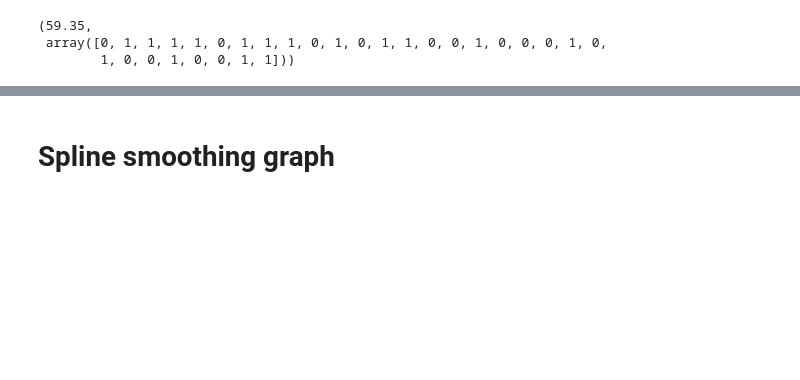
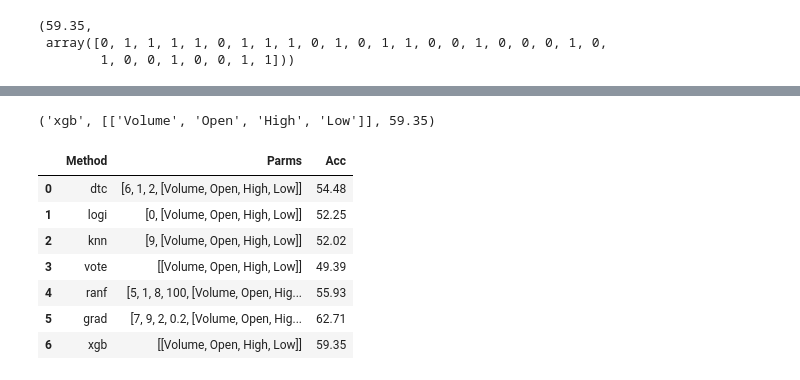
Before and after one commit to jjh0987/MyProject, a Jupyter notebook: pythonProject/dacon/monthly_dacon/Untitled.ipynb, the cells around one changed output, grey strips where cells are left out. Cells and saved outputs as stored; diff of their text form; code cells hidden in the pictures; blank space fills up the shorter version.

```diff
--- a/pythonProject/dacon/monthly_dacon/Untitled.ipynb
+++ b/pythonProject/dacon/monthly_dacon/Untitled.ipynb
@@ -374,2 +385,17 @@ bst.result
-# %% [markdown]
-# Spline smoothing graph
+# %%
+bst.xgb_best()
+# %% [output]
+('xgb', [['Volume', 'Open', 'High', 'Low']], 59.35)
+# %%
+summary = pd.DataFrame(bst.result)
+summary.columns = ['Method','Parms','Acc']
+summary
+# %% [output]
+|  | Method | Parms | Acc |
+| 0 | dtc | [6, 1, 2, [Volume, Open, High, Low]] | 54.48 |
+| 1 | logi | [0, [Volume, Open, High, Low]] | 52.25 |
+| 2 | knn | [9, [Volume, Open, High, Low]] | 52.02 |
+| 3 | vote | [[Volume, Open, High, Low]] | 49.39 |
+| 4 | ranf | [5, 1, 8, 100, [Volume, Open, Hig... | 55.93 |
+| 5 | grad | [7, 9, 2, 0.2, [Volume, Open, Hig... | 62.71 |
+| 6 | xgb | [[Volume, Open, High, Low]] | 59.35 |
```
Also changed, not shown: parts of 17 cells of this notebook, 3 other files.
